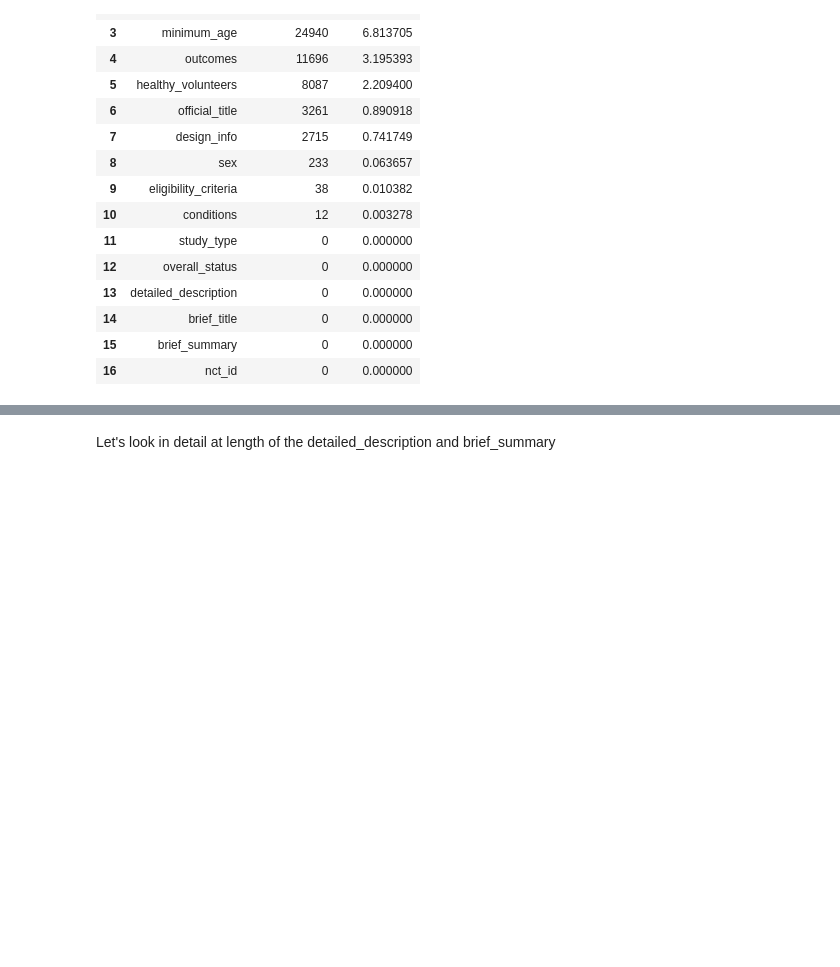
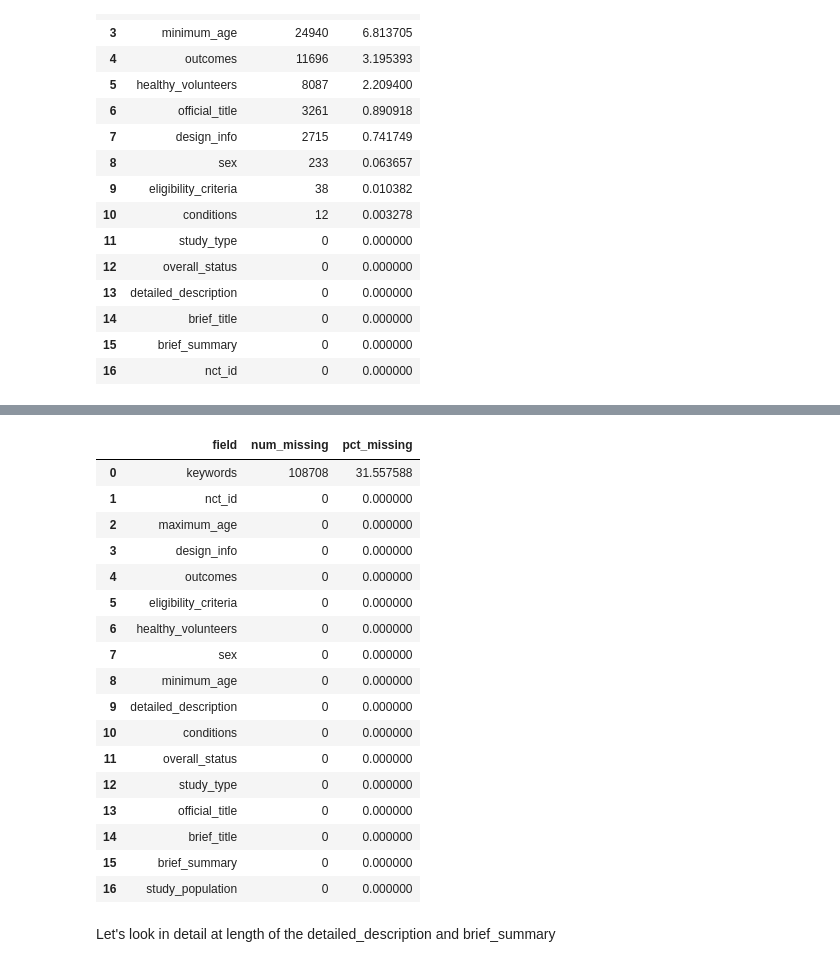
Before and after one commit to au-nlp/project-milestone-p2-group20, a Jupyter notebook: main.ipynb, the cells around one changed output, grey strips where cells are left out. Saved outputs shown, nothing was run; the diff lists cells and outputs as text; code cells hidden in the pictures; blank space fills up the shorter version.

Commit message:
filled min, amx, study pop and removedd ampty rows

```diff
--- a/main.ipynb
+++ b/main.ipynb
@@ -335,3 +332,59 @@ missing_df_new
+# %%
+fields_to_check = [
+    "outcomes",
+    "healthy_volunteers",
+    "official_title",
+    "design_info",
+    "sex",
+    "eligibility_criteria",
+    "conditions",
+]
+
+filtered_ds = filtered_ds.filter(
+    lambda example: all(
+        example[field] not in [None, ""] for field in fields_to_check
+    )
+)
+# %%
+# check the changes
+candidate_fields_new = [f for f in plan_df.query("use in ['keep']")["field"].tolist()
+                    if f in filtered_ds.column_names]
+
+
+# 2.3 Compute missingness per field (percentage)
+missing_rows = []
+N = len(filtered_ds)
+for field in candidate_fields_new:
+    col = filtered_ds[field]
+    # For Arrow-backed columns, iterating is ok; if too slow, sample (but try full first)
+    miss_cnt = sum(is_missing_value(v) for v in col)
+    missing_rows.append({
+        "field": field,
+        "num_missing": miss_cnt,
+        "pct_missing": 100.0 * miss_cnt / N
+    })
+
+missing_df_new = pd.DataFrame(missing_rows).sort_values("pct_missing", ascending=False).reset_index(drop=True)
+missing_df_new
+# %% [output]
+|  | field | num_missing | pct_missing |
+| 0 | keywords | 108708 | 31.557588 |
+| 1 | nct_id | 0 | 0.000000 |
+| 2 | maximum_age | 0 | 0.000000 |
+| 3 | design_info | 0 | 0.000000 |
+| 4 | outcomes | 0 | 0.000000 |
+| 5 | eligibility_criteria | 0 | 0.000000 |
+| 6 | healthy_volunteers | 0 | 0.000000 |
+| 7 | sex | 0 | 0.000000 |
+| 8 | minimum_age | 0 | 0.000000 |
+| 9 | detailed_description | 0 | 0.000000 |
+| 10 | conditions | 0 | 0.000000 |
+| 11 | overall_status | 0 | 0.000000 |
+| 12 | study_type | 0 | 0.000000 |
+| 13 | official_title | 0 | 0.000000 |
+| 14 | brief_title | 0 | 0.000000 |
+| 15 | brief_summary | 0 | 0.000000 |
+| 16 | study_population | 0 | 0.000000 |
 # %% [markdown]
 Let's look in detail at length of the detailed_description and brief_summary
 # %%
```
Also changed, not shown: parts of 4 cells of this notebook, 1 other file.
